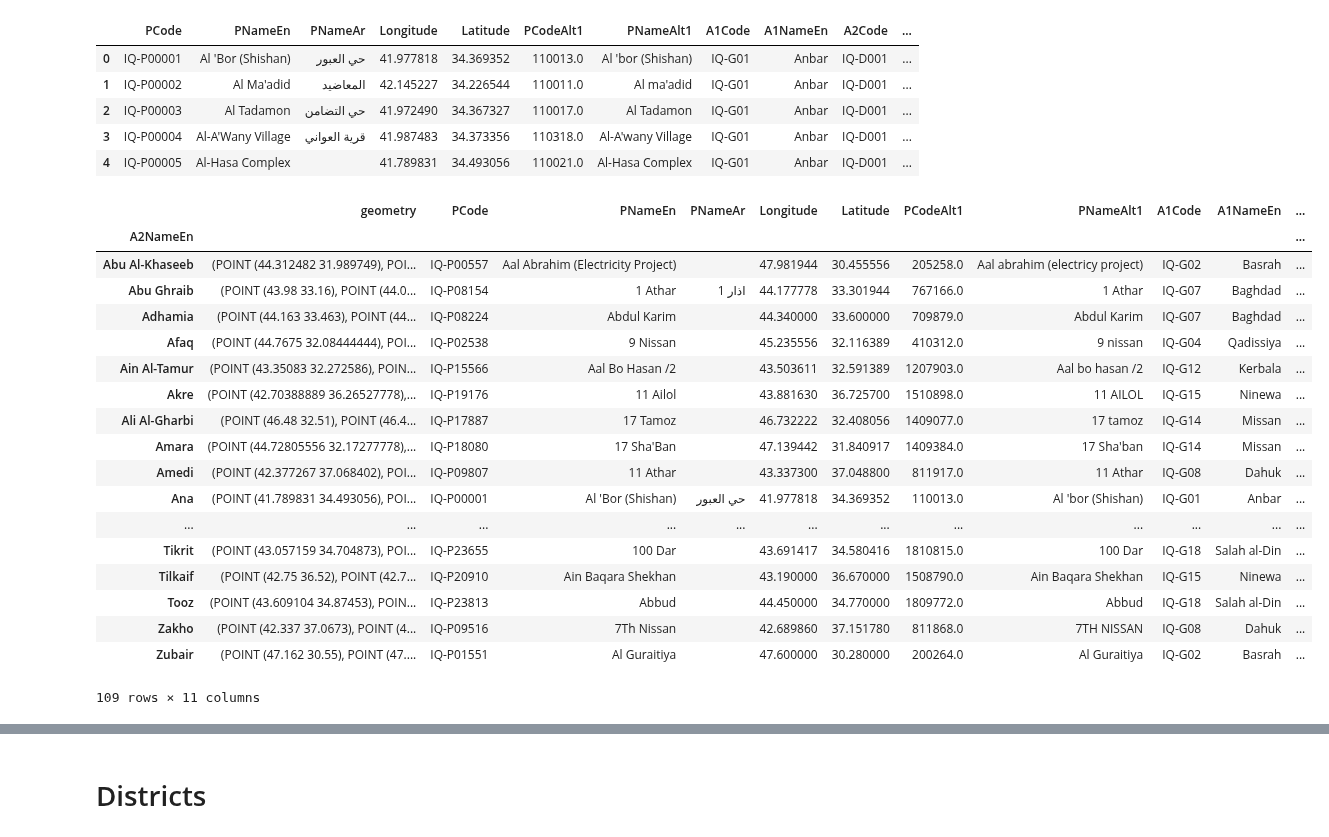
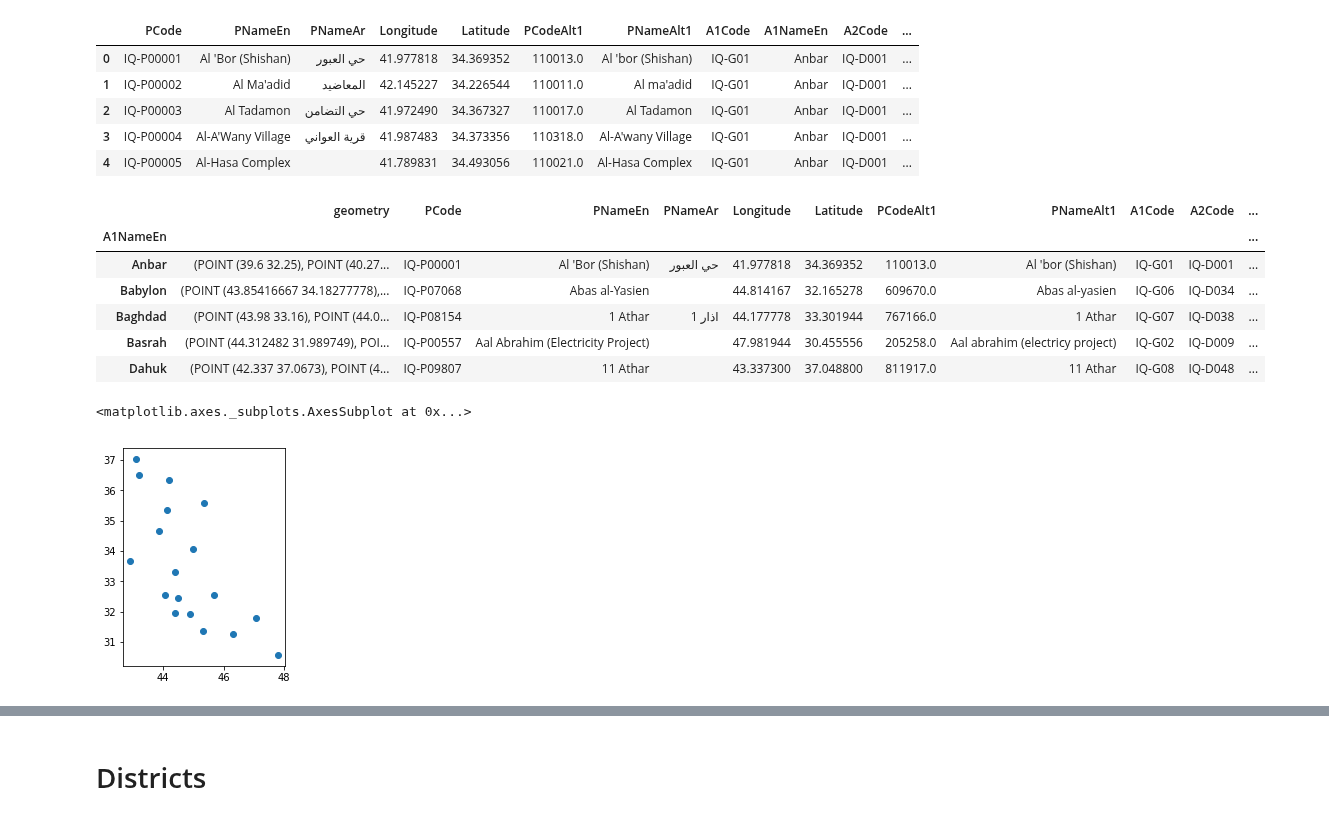
Before and after one commit to tamos/MACS30200proj, a Jupyter notebook: paper_code/DataPrepSimplified.ipynb, the cells around one changed output, grey strips where cells are left out. Drawn from its saved outputs; the diff is of its cells as text; code cells hidden in the pictures.

```diff
--- a/paper_code/DataPrepSimplified.ipynb
+++ b/paper_code/DataPrepSimplified.ipynb
@@ -26,22 +22,18 @@ for i in set(iq_locations.A2NameEn):
 # %%
-iq_locations.dissolve(by='A2NameEn')
+iq_locations.dissolve(by='A1NameEn').head()
 # %% [output]
-|  | geometry | PCode | PNameEn | PNameAr | Longitude | Latitude | PCodeAlt1 | PNameAlt1 | A1Code | A1NameEn | ... |
-| A2NameEn |  |  |  |  |  |  |  |  |  |  | ... |
-| Abu Al-Khaseeb | (POINT (44.312482 31.989749), POI... | IQ-P00557 | Aal Abrahim (Electricity Project) |  | 47.981944 | 30.455556 | 205258.0 | Aal abrahim (electricy project) | IQ-G02 | Basrah | ... |
-| Abu Ghraib | (POINT (43.98 33.16), POINT (44.0... | IQ-P08154 | 1 Athar | 1 اذار | 44.177778 | 33.301944 | 767166.0 | 1 Athar | IQ-G07 | Baghdad | ... |
-| Adhamia | (POINT (44.163 33.463), POINT (44... | IQ-P08224 | Abdul Karim |  | 44.340000 | 33.600000 | 709879.0 | Abdul Karim | IQ-G07 | Baghdad | ... |
-| Afaq | (POINT (44.7675 32.08444444), POI... | IQ-P02538 | 9 Nissan |  | 45.235556 | 32.116389 | 410312.0 | 9 nissan | IQ-G04 | Qadissiya | ... |
-| Ain Al-Tamur | (POINT (43.35083 32.272586), POIN... | IQ-P15566 | Aal Bo Hasan /2 |  | 43.503611 | 32.591389 | 1207903.0 | Aal bo hasan /2 | IQ-G12 | Kerbala | ... |
-| Akre | (POINT (42.70388889 36.26527778),... | IQ-P19176 | 11 Ailol |  | 43.881630 | 36.725700 | 1510898.0 | 11 AILOL | IQ-G15 | Ninewa | ... |
-| Ali Al-Gharbi | (POINT (46.48 32.51), POINT (46.4... | IQ-P17887 | 17 Tamoz |  | 46.732222 | 32.408056 | 1409077.0 | 17 tamoz | IQ-G14 | Missan | ... |
-| Amara | (POINT (44.72805556 32.17277778),... | IQ-P18080 | 17 Sha'Ban |  | 47.139442 | 31.840917 | 1409384.0 | 17 Sha'ban | IQ-G14 | Missan | ... |
-| Amedi | (POINT (42.377267 37.068402), POI... | IQ-P09807 | 11 Athar |  | 43.337300 | 37.048800 | 811917.0 | 11 Athar | IQ-G08 | Dahuk | ... |
-| Ana | (POINT (41.789831 34.493056), POI... | IQ-P00001 | Al 'Bor (Shishan) | حي العبور | 41.977818 | 34.369352 | 110013.0 | Al 'bor (Shishan) | IQ-G01 | Anbar | ... |
-| ... | ... | ... | ... | ... | ... | ... | ... | ... | ... | ... | ... |
-| Tikrit | (POINT (43.057159 34.704873), POI... | IQ-P23655 | 100 Dar |  | 43.691417 | 34.580416 | 1810815.0 | 100 Dar | IQ-G18 | Salah al-Din | ... |
-| Tilkaif | (POINT (42.75 36.52), POINT (42.7... | IQ-P20910 | Ain Baqara Shekhan |  | 43.190000 | 36.670000 | 1508790.0 | Ain Baqara Shekhan | IQ-G15 | Ninewa | ... |
-| Tooz | (POINT (43.609104 34.87453), POIN... | IQ-P23813 | Abbud |  | 44.450000 | 34.770000 | 1809772.0 | Abbud | IQ-G18 | Salah al-Din | ... |
-| Zakho | (POINT (42.337 37.0673), POINT (4... | IQ-P09516 | 7Th Nissan |  | 42.689860 | 37.151780 | 811868.0 | 7TH NISSAN | IQ-G08 | Dahuk | ... |
-| Zubair | (POINT (47.162 30.55), POINT (47.... | IQ-P01551 | Al Guraitiya |  | 47.600000 | 30.280000 | 200264.0 | Al Guraitiya | IQ-G02 | Basrah | ... |
+|  | geometry | PCode | PNameEn | PNameAr | Longitude | Latitude | PCodeAlt1 | PNameAlt1 | A1Code | A2Code | ... |
+| A1NameEn |  |  |  |  |  |  |  |  |  |  | ... |
+| Anbar | (POINT (39.6 32.25), POINT (40.27... | IQ-P00001 | Al 'Bor (Shishan) | حي العبور | 41.977818 | 34.369352 | 110013.0 | Al 'bor (Shishan) | IQ-G01 | IQ-D001 | ... |
+| Babylon | (POINT (43.85416667 34.18277778),... | IQ-P07068 | Abas al-Yasien |  | 44.814167 | 32.165278 | 609670.0 | Abas al-yasien | IQ-G06 | IQ-D034 | ... |
+| Baghdad | (POINT (43.98 33.16), POINT (44.0... | IQ-P08154 | 1 Athar | 1 اذار | 44.177778 | 33.301944 | 767166.0 | 1 Athar | IQ-G07 | IQ-D038 | ... |
+| Basrah | (POINT (44.312482 31.989749), POI... | IQ-P00557 | Aal Abrahim (Electricity Project) |  | 47.981944 | 30.455556 | 205258.0 | Aal abrahim (electricy project) | IQ-G02 | IQ-D009 | ... |
+| Dahuk | (POINT (42.337 37.0673), POINT (4... | IQ-P09807 | 11 Athar |  | 43.337300 | 37.048800 | 811917.0 | 11 Athar | IQ-G08 | IQ-D048 | ... |
-109 rows × 11 columns
+# %%
+iq_locations_diss = iq_locations.dissolve(by='A1NameEn')
+geo = iq_locations_diss.geometry.centroid
+iq_locations_diss['geometry'] = geo
+iq_locations_diss.plot()
+# %% [output]
+<matplotlib.axes._subplots.AxesSubplot at 0x...>
+[figure, added]
```
Also changed, not shown: parts of 27 cells of this notebook, 1 other file.
